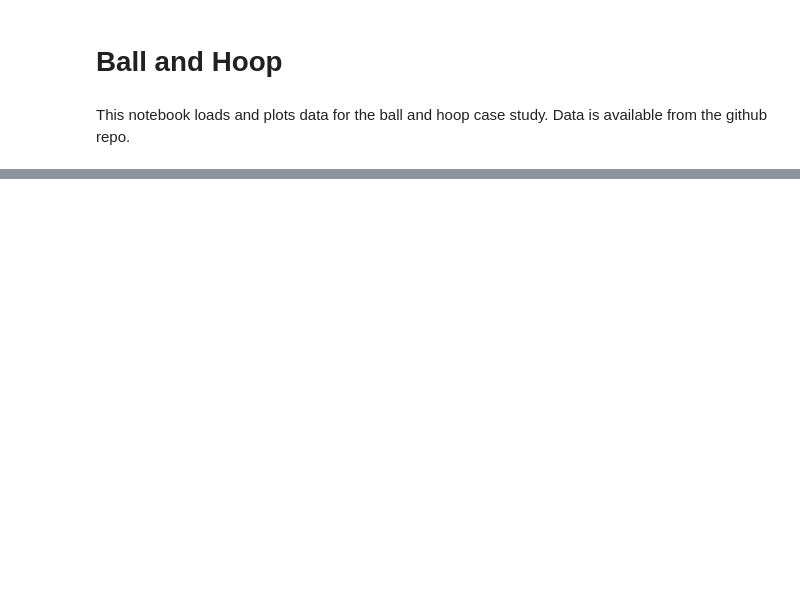
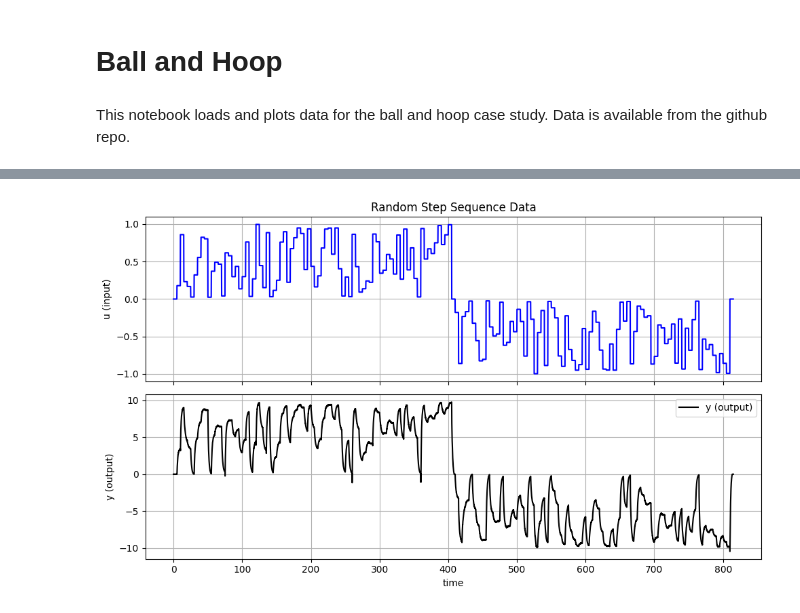
Before and after one commit to helonayala/sysid, a Jupyter notebook: ball_and_hoop.ipynb, the cells around one changed output, grey strips where cells are left out. Cells and saved outputs as stored; diff of their text form; code cells hidden in the pictures; blank space fills up the shorter version.

```diff
--- a/ball_and_hoop.ipynb
+++ b/ball_and_hoop.ipynb
@@ -145,0 +64,6 @@ No 'yref' data found or 'yref' was empty/None. Using empty array for yref_data.
+# %%
+# Random step sequence dataset
+y, u, time = readData("ball_and_hoop", "randomStepSequence")
+plot_io(time, u, y, title="Random Step Sequence Data")
+# %% [output]
+[figure, added]
```
Also changed, not shown: parts of 9 cells of this notebook, 10 other files.
